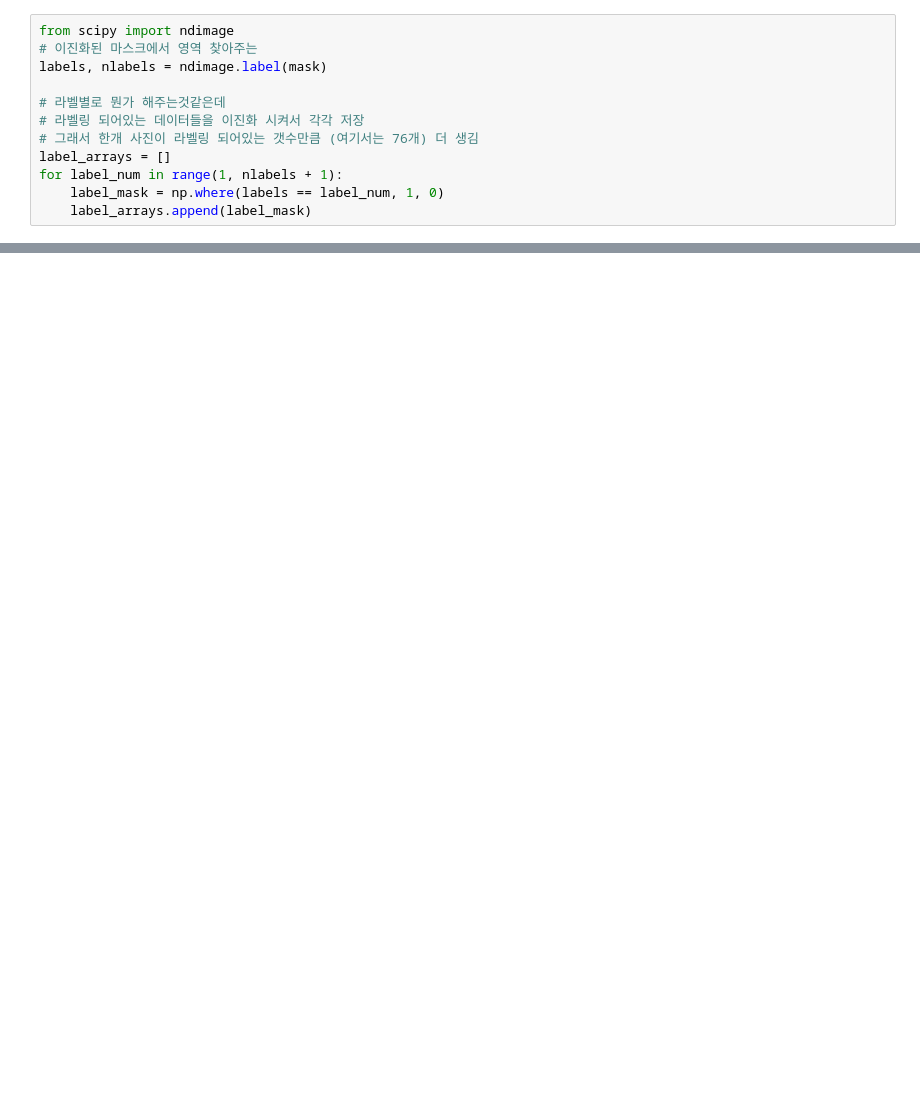
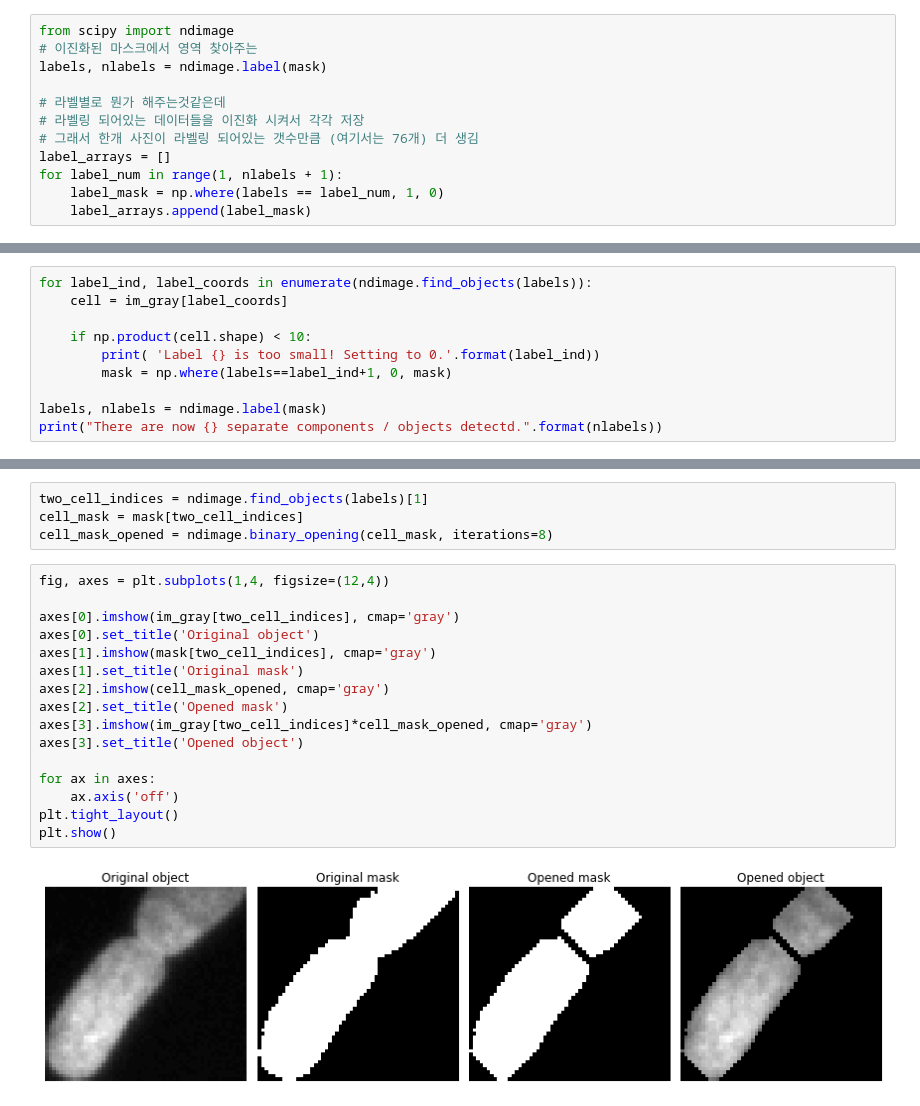
Before and after one commit to ming-90/Kaggle_Study, a Jupyter notebook: 3.segmentation/nuclei.ipynb, the cells around one changed output, grey strips where cells are left out. Saved outputs shown, nothing was run; the diff lists cells and outputs as text; blank space fills up the shorter version.

```diff
--- a/3.segmentation/nuclei.ipynb
+++ b/3.segmentation/nuclei.ipynb
@@ -87,0 +88,10 @@ plt.show()
+# %%
+for label_ind, label_coords in enumerate(ndimage.find_objects(labels)):
+    cell = im_gray[label_coords]
+
+    if np.product(cell.shape) < 10:
+        print( 'Label {} is too small! Setting to 0.'.format(label_ind))
+        mask = np.where(labels==label_ind+1, 0, mask)
+
+labels, nlabels = ndimage.label(mask)
+print("There are now {} separate components / objects detectd.".format(nlabels))
@@ -87,0 +116,22 @@ plt.show()
+# %%
+two_cell_indices = ndimage.find_objects(labels)[1]
+cell_mask = mask[two_cell_indices]
+cell_mask_opened = ndimage.binary_opening(cell_mask, iterations=8)
+# %%
+fig, axes = plt.subplots(1,4, figsize=(12,4))
+
+axes[0].imshow(im_gray[two_cell_indices], cmap='gray')
+axes[0].set_title('Original object')
+axes[1].imshow(mask[two_cell_indices], cmap='gray')
+axes[1].set_title('Original mask')
+axes[2].imshow(cell_mask_opened, cmap='gray')
+axes[2].set_title('Opened mask')
+axes[3].imshow(im_gray[two_cell_indices]*cell_mask_opened, cmap='gray')
+axes[3].set_title('Opened object')
+
+for ax in axes:
+    ax.axis('off')
+plt.tight_layout()
+plt.show()
+# %% [output]
+[figure, added]
```
Also changed, not shown: parts of 6 cells of this notebook.
